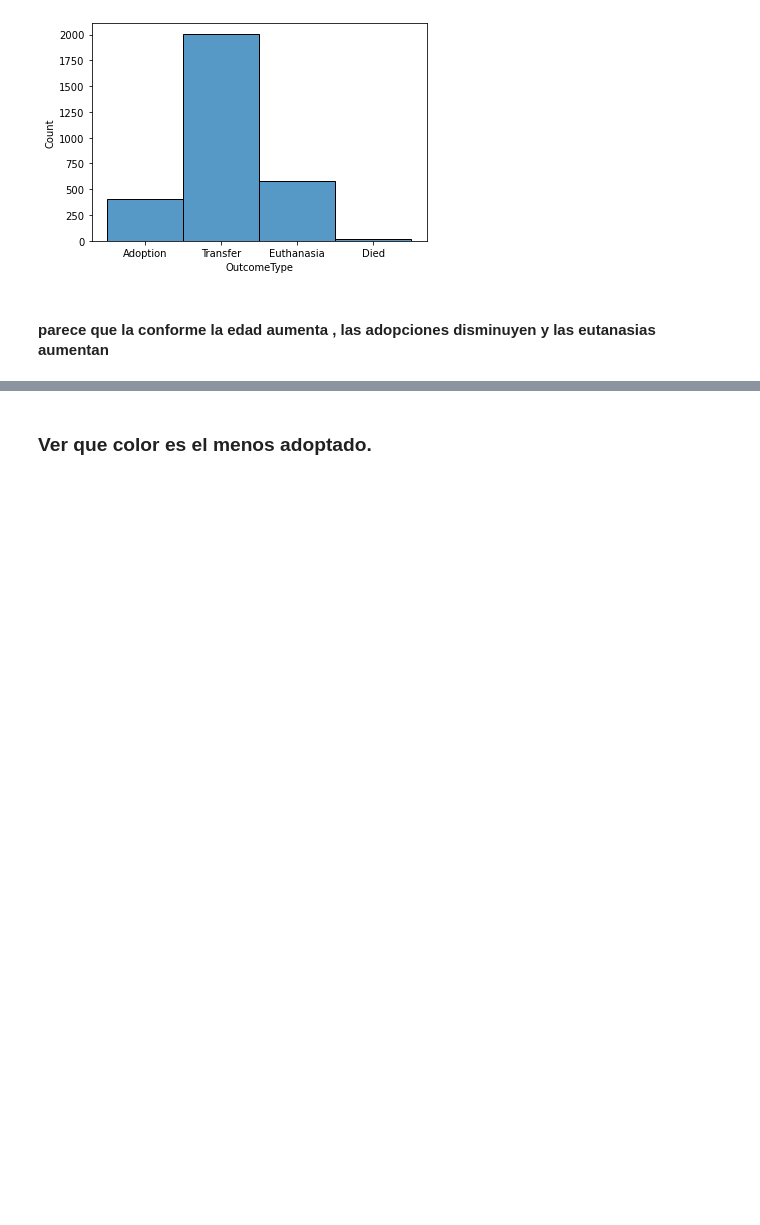
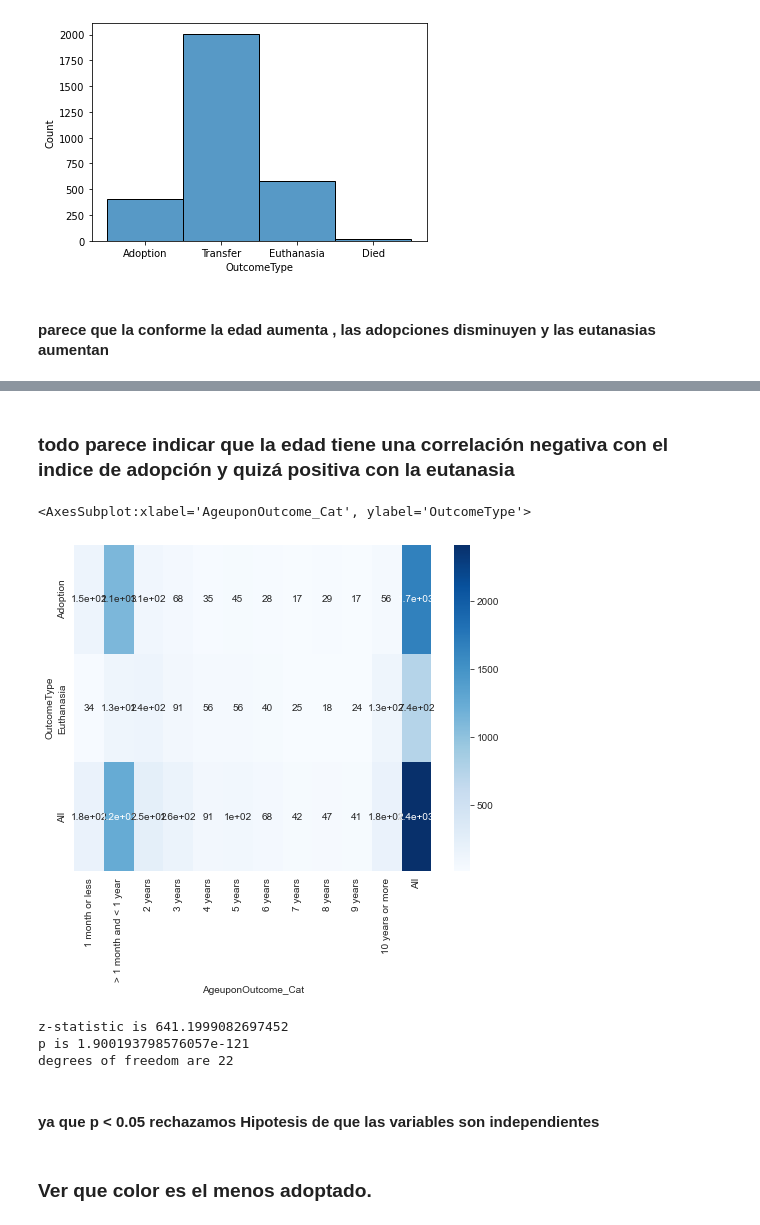
Before and after one commit to ironhack-bcn-data-pt/PR05-project-statistical-analysis, a Jupyter notebook: Project_05_pets.ipynb, the cells around one changed output, grey strips where cells are left out. Cells and saved outputs as stored; diff of their text form; code cells hidden in the pictures; blank space fills up the shorter version.

```diff
--- a/Project_05_pets.ipynb
+++ b/Project_05_pets.ipynb
@@ -283,0 +302,9 @@ sns.histplot(data=pet_df[pet_df['AgeuponOutcome_Cat'].isin(['2 years','3 years',
+# %% [markdown]
+### todo parece indicar que la edad tiene una correlación negativa con el indice de adopción y quizá positiva con la eutanasia
+# %%
+plt.figure(figsize=(8,6))
+cross_outage = pd.crosstab(pet_df.OutcomeType[pet_df.OutcomeType.isin(['Adoption','Euthanasia'])],pet_df.AgeuponOutcome_Cat,margins=True)
+sns.heatmap(cross_outage,cmap='Blues',annot=True)
+# %% [output]
+<AxesSubplot:xlabel='AgeuponOutcome_Cat', ylabel='OutcomeType'>
+[figure, added]
@@ -284,3 +320,11 @@ sns.histplot(data=pet_df[pet_df['AgeuponOutcome_Cat'].isin(['2 years','3 years',
+# %%
+print(f'z-statistic is {z}\np is {p}\ndegrees of freedom are {degrees}')
+# %% [output]
+z-statistic is 641.1999082697452
+p is 1.900193798576057e-121
+degrees of freedom are 22
+# %% [markdown]
+#### ya que p < 0.05 rechazamos Hipotesis de que las variables son independientes
 # %% [markdown]
 ### Ver que color es el menos adoptado.
 # %% [markdown]
```
Also changed, not shown: parts of 4 cells of this notebook.
